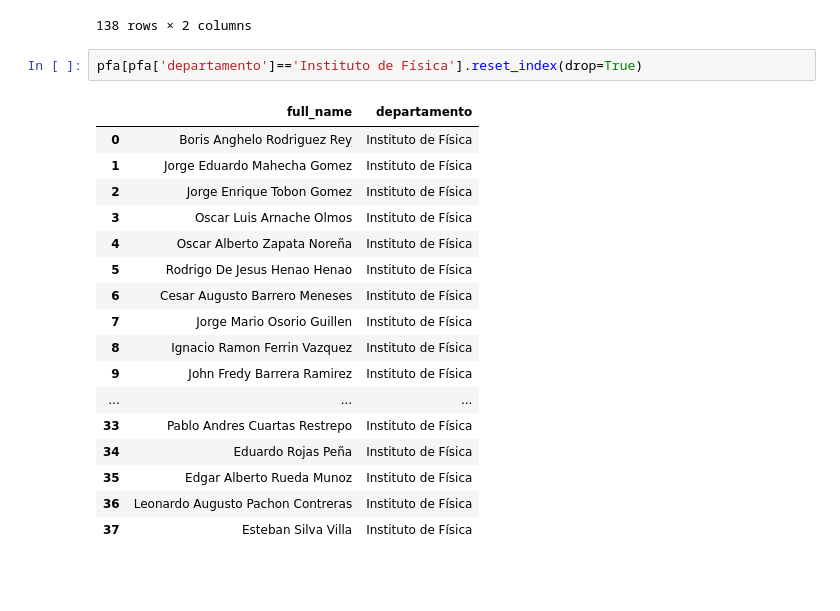
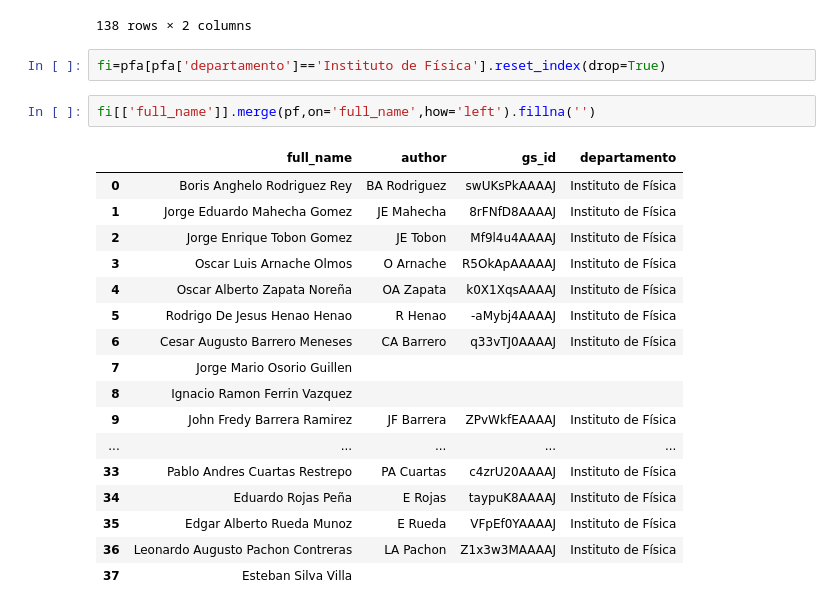
Before and after one commit to restrepo/medicion, a Jupyter notebook: cienciometria/Perfiles_GS_FCEN.ipynb, the cells around one changed output. Cells and saved outputs as stored; diff of their text form; blank space fills up the shorter version.

```diff
--- a/cienciometria/Perfiles_GS_FCEN.ipynb
+++ b/cienciometria/Perfiles_GS_FCEN.ipynb
@@ -111,22 +111,24 @@ pfa
 | 137 | Esperanza Moyano Gloria | Instituto de Química |
 138 rows × 2 columns
 # %%
-pfa[pfa['departamento']=='Instituto de Física'].reset_index(drop=True)
+fi=pfa[pfa['departamento']=='Instituto de Física'].reset_index(drop=True)
-# %% [output]
-|  | full_name | departamento |
-| 0 | Boris Anghelo Rodriguez Rey | Instituto de Física |
-| 1 | Jorge Eduardo Mahecha Gomez | Instituto de Física |
-| 2 | Jorge Enrique Tobon Gomez | Instituto de Física |
-| 3 | Oscar Luis Arnache Olmos | Instituto de Física |
-| 4 | Oscar Alberto Zapata Noreña | Instituto de Física |
-| 5 | Rodrigo De Jesus Henao Henao | Instituto de Física |
-| 6 | Cesar Augusto Barrero Meneses | Instituto de Física |
-| 7 | Jorge Mario Osorio Guillen | Instituto de Física |
-| 8 | Ignacio Ramon Ferrin Vazquez | Instituto de Física |
-| 9 | John Fredy Barrera Ramirez | Instituto de Física |
-| ... | ... | ... |
-| 33 | Pablo Andres Cuartas Restrepo | Instituto de Física |
-| 34 | Eduardo Rojas Peña | Instituto de Física |
-| 35 | Edgar Alberto Rueda Munoz | Instituto de Física |
-| 36 | Leonardo Augusto Pachon Contreras | Instituto de Física |
-| 37 | Esteban Silva Villa | Instituto de Física |
+# %%
+fi[['full_name']].merge(pf,on='full_name',how='left').fillna('')
+# %% [output]
+|  | full_name | author | gs_id | departamento |
+| 0 | Boris Anghelo Rodriguez Rey | BA Rodriguez | swUKsPkAAAAJ | Instituto de Física |
+| 1 | Jorge Eduardo Mahecha Gomez | JE Mahecha | 8rFNfD8AAAAJ | Instituto de Física |
+| 2 | Jorge Enrique Tobon Gomez | JE Tobon | Mf9l4u4AAAAJ | Instituto de Física |
+| 3 | Oscar Luis Arnache Olmos | O Arnache | R5OkApAAAAAJ | Instituto de Física |
+| 4 | Oscar Alberto Zapata Noreña | OA Zapata | k0X1XqsAAAAJ | Instituto de Física |
+| 5 | Rodrigo De Jesus Henao Henao | R Henao | -aMybj4AAAAJ | Instituto de Física |
+| 6 | Cesar Augusto Barrero Meneses | CA Barrero | q33vTJ0AAAAJ | Instituto de Física |
+| 7 | Jorge Mario Osorio Guillen |  |  |  |
+| 8 | Ignacio Ramon Ferrin Vazquez |  |  |  |
+| 9 | John Fredy Barrera Ramirez | JF Barrera | ZPvWkfEAAAAJ | Instituto de Física |
+| ... | ... | ... | ... | ... |
+| 33 | Pablo Andres Cuartas Restrepo | PA Cuartas | c4zrU20AAAAJ | Instituto de Física |
+| 34 | Eduardo Rojas Peña | E Rojas | taypuK8AAAAJ | Instituto de Física |
+| 35 | Edgar Alberto Rueda Munoz | E Rueda | VFpEf0YAAAAJ | Instituto de Física |
+| 36 | Leonardo Augusto Pachon Contreras | LA Pachon | Z1x3w3MAAAAJ | Instituto de Física |
+| 37 | Esteban Silva Villa |  |  |  |
```
